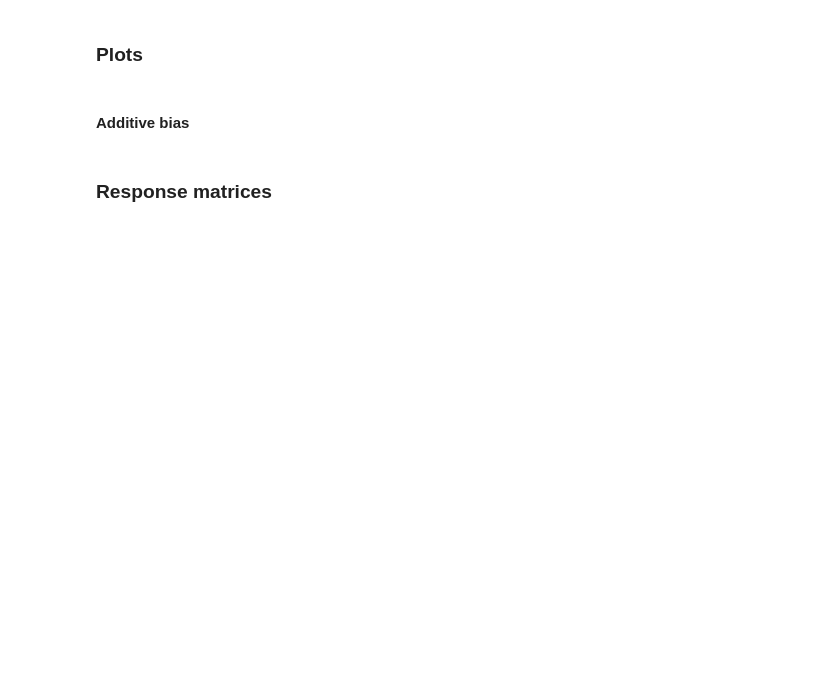
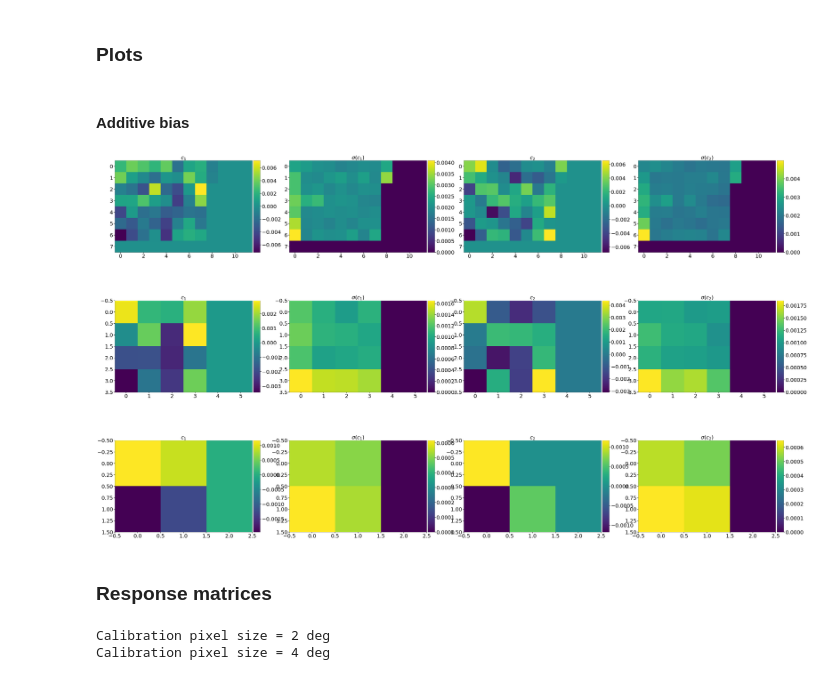
Before and after one commit to CosmoStat/sp_validation, a Jupyter notebook: notebooks/metacal_local.ipynb, the cells around one changed output. Saved outputs shown, nothing was run; the diff lists cells and outputs as text; code cells hidden in the pictures; blank space fills up the shorter version.

Commit message:
local calib working; affine_corr

```diff
--- a/notebooks/metacal_local.ipynb
+++ b/notebooks/metacal_local.ipynb
@@ -25,8 +19,7 @@ plot_dir_local = f'{plot_dir}/local_cal_ngmix'
 ### Spatial binning
 # %%
 # Projection all objects from spherical to Cartesian coordinates
-xx, yy =  radec2xy(np.mean(ra_ngmix), np.mean(dec_ngmix), ra_ngmix, dec_ngmix)
-x, y = radec2xy(np.mean(dd['XWIN_WORLD']), np.mean(dd['YWIN_WORLD']), dd['XWIN_WORLD'], dd['YWIN_WORLD'])
+x, y =  radec2xy(np.mean(ra_ngmix), np.mean(dec_ngmix), ra_ngmix, dec_ngmix)
 # %% [markdown]
 #### Compute and enlarge field size
 # %%
@@ -71,7 +70,7 @@ print('Check new field size:', np.rad2deg(size_x_new), np.rad2deg(size_y_new))
 # %% [markdown]
 #### Local calibration
 # %%
-def local_calib(dd,xx,yy, x, y, min_x, max_x, min_y, max_y, npix_x, npix_y, R_shear_moy, R_selec_moy, dm, sigm, stats_file, verbose=False):
+def local_calib(dd, x, y, min_x, max_x, min_y, max_y, npix_x, npix_y, R_shear_moy, R_selec_moy, dm, sigm, stats_file=None, verbose=False):
     """Local Calib
 
     Local calibration.
@@ -95,8 +94,7 @@ def local_calib(dd,xx,yy, x, y, min_x, max_x, min_y, max_y, npix_x, npix_y, R_sh
     err_c1_ngmix_cut = np.zeros((npix_y, npix_x))
     err_c2_ngmix_cut = np.zeros((npix_y, npix_x))
 
-    # MKDEBUG was xx, yy
-    ngal = bin2d(xx, yy, npix=(npix_x, npix_y), extent=(min_x, max_x, min_y, max_y))
+    ngal = bin2d(x, y, npix=(npix_x, npix_y), extent=(min_x, max_x, min_y, max_y))
 
     # Cut the catalogue into calibration pixels -> dd_cut
     for i in range(npix_x):
@@ -116,7 +114,7 @@ def local_calib(dd,xx,yy, x, y, min_x, max_x, min_y, max_y, npix_x, npix_y, R_sh
 
             # Mask of dd_cut
             cut_common = classification_galaxy_base(dd_cut)
-            m_gal_ngmix_cut = classification_galaxy_ngmix(dd_cut, cut_common, stats_file, verbose=verbose)
+            m_gal_ngmix_cut = classification_galaxy_ngmix(dd_cut, cut_common, stats_file=stats_file, verbose=verbose)
 
             # Apply metacal to dd_cut. No verbose output
             gal_metacal_ngmix_cut = metacal(dd_cut, m_gal_ngmix_cut, verbose=False)
@@ -146,8 +144,6 @@ def local_calib(dd,xx,yy, x, y, min_x, max_x, min_y, max_y, npix_x, npix_y, R_sh
                 # Save R matrix and std
                 R_selec[:,:,j,i] = gal_metacal_ngmix_cut.R_selection
                 R_shear[:,:,j,i] = np.mean(gal_metacal_ngmix_cut.R_shear,2)
-                #R_selec_std[:,:,j,i] = gal_metacal_ngmix_cut.R_selection_std
-                #R_shear_std[:,:,j,i] = gal_metacal_ngmix_cut.R_shear_std
 
             # If low number of galaxy, we use value of globaal metacal
             else:
@@ -155,7 +151,6 @@ def local_calib(dd,xx,yy, x, y, min_x, max_x, min_y, max_y, npix_x, npix_y, R_sh
                 R_dm = R_tot_moy + np.ones((2,2)) * (dm + np.random.normal(0, sigm))
                 g_corr_ngmix_cut_dm = np.linalg.inv(R_dm).dot(g_ngmix_cut)
 
-                # MKDEBUG: Changed the following from mean values to zero
                 c1_ngmix_cut[j,i] = 0
                 err_c1_ngmix_cut[j,i] = 0
                 c2_ngmix_cut[j,i] = 0
@@ -163,8 +158,6 @@ def local_calib(dd,xx,yy, x, y, min_x, max_x, min_y, max_y, npix_x, npix_y, R_sh
 
                 R_selec[:,:,j,i] = R_selec_moy
                 R_shear[:,:,j,i] = R_shear_moy
-                #R_selec_std[:,:,j,i] = R_selec_moy_std
-                #R_shear_std[:,:,j,i] = R_shear_moy_std
 
             g1_final = np.concatenate((g1_final, g_corr_ngmix_cut[0]))
             g2_final = np.concatenate((g2_final, g_corr_ngmix_cut[1]))
@@ -208,5 +201,5 @@ for cal_pix in cal_pix_size_deg:
         dec_ngmix_local[cal_pix],
         c_ngmix_local[cal_pix],
         c_err_ngmix_local[cal_pix]
-    ) = local_calib(dd,xx,yy, x, y, min_x, max_x_new, min_y, max_y_new, npix_x, npix_y,
-                    R_shear_ngmix, gal_metacal_ngmix.R_selection, m, dm, stats_file, verbose=False)
+    ) = local_calib(dd, x, y, min_x, max_x_new, min_y, max_y_new, npix_x, npix_y,
+                    R_shear_ngmix, gal_metacal_ngmix.R_selection, m, dm, stats_file=None, verbose=False)
@@ -250,18 +247,20 @@ def sub_plot(nx, ny, i, im, title):
 # %%
 # Spatial variations
 
 fontsize = 32
-plt.figure(figsize=(74,45))
+plt.figure(figsize=(74, 45))
 
 for i, cal_pix in enumerate(cal_pix_size_deg):
 
     for comp in (0, 1):
         subf = 4*i + 2*comp + 1
 
         sub_plot(n_cal, 4, subf, c_ngmix_local[cal_pix][comp], rf'$c_{comp+1}$')
-        sub_plot(n_cal, 4, subf+1, c_err_ngmix_local[cal_pix][comp], rf'err $c_{comp+1}$')
+        sub_plot(n_cal, 4, subf+1, c_err_ngmix_local[cal_pix][comp], rf'$\sigma(c_{comp+1})$')
 
 plt.savefig(f'{plot_dir_local}/c_spatial.pdf', bbox_inches = 'tight',pad_inches = 0)
+# %% [output]
+[figure, added]
 # %% [markdown]
 ### Response matrices
 # %%
@@ -307,6 +306,9 @@ for cal_pix in cal_pix_size_deg:
 
     R_shear_std_local[cal_pix] = compute_R_std(npix_x, npix_y, factor, R_shear_local[cal_pix_ref])
     R_selec_std_local[cal_pix] = compute_R_std(npix_x, npix_y, factor, R_selec_local[cal_pix_ref])
+# %% [output]
+Calibration pixel size = 2 deg
+Calibration pixel size = 4 deg
 # %%
 # Pixelise number of galaxies
 
```
Also changed, not shown: parts of 11 cells of this notebook, 7 other files.
